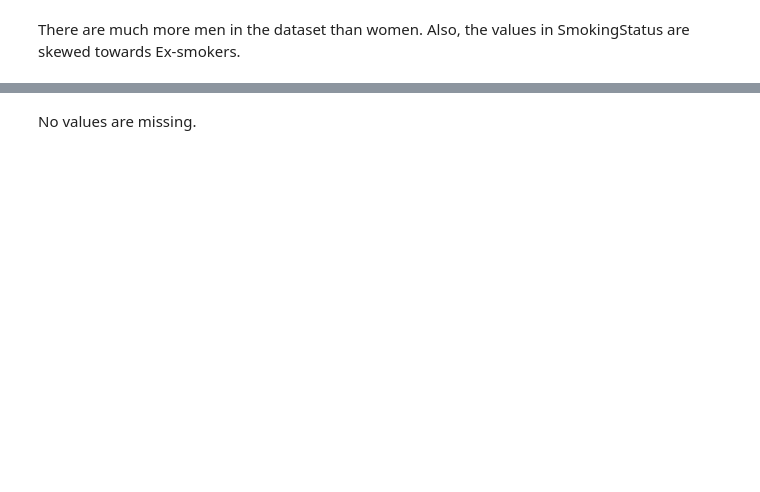
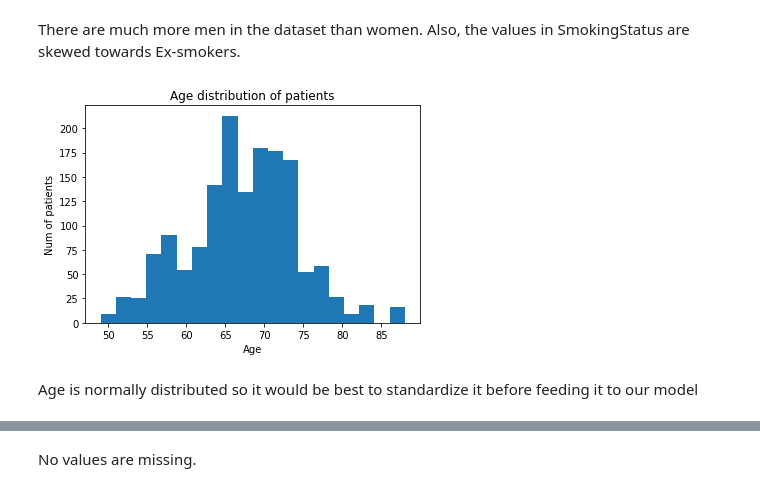
Before and after one commit to ilrd/Kaggle-Pulmonary-Fibrosis, a Jupyter notebook: notebooks/EDA.ipynb, the cells around one changed output, grey strips where cells are left out. Cells and saved outputs as stored; diff of their text form; code cells hidden in the pictures; blank space fills up the shorter version.

```diff
--- a/notebooks/EDA.ipynb
+++ b/notebooks/EDA.ipynb
@@ -20,7 +23,7 @@ print(os.listdir(data_dir))
 ['test', 'train.csv', 'test.csv', 'train', 'sample_submission.csv']
 # %%
 # Read the files
-train_df = pd.read_csv(f'{data_dir}/train.csv')
-test_df = pd.read_csv(f'{data_dir}/test.csv')
+train_csv_path = f'{raw_data_dir}/train.csv'
+train_df = pd.read_csv(train_csv_path)
 # %%
 # General info about the data
@@ -59,12 +57,0 @@ Sex and SmokingStatus are categorical objects -> we'll have to encode them into
-# %%
-records = []
-
-for patient in train_df['Patient'].unique():
-    num_of_records = np.sum(train_df['Patient']==patient)
-
-    for _ in range(num_of_records):
-        records.append(num_of_records)
-
-
-
-train_df['Records'] = records
@@ -108,0 +58,22 @@ max     133.000000  6399.000000   153.145378    88.000000    10.000000
+# %%
+def encodeSmokingStatus(patients_df):
+    patients_df = patients_df.copy()
+    smoking_statuses = patients_df['SmokingStatus'].unique()
+    patients_df[smoking_statuses] = 0
+
+    for j, smoking_status in enumerate(patients_df['SmokingStatus']):
+        patients_df.loc[j, smoking_status] = 1
+    return patients_df
+
+
+train_df = encodeSmokingStatus(train_df)
+# %%
+def encodeSex(patients_df):
+    patients_df = patients_df.copy()
+    f_filt = patients_df['Sex'] == 'Female'
+    m_filt = patients_df['Sex'] == 'Male'
+    patients_df.loc[f_filt, 'Sex_n'] = 0
+    patients_df.loc[m_filt, 'Sex_n'] = 1
+    return patients_df
+
+train_df = encodeSex(train_df)
@@ -109,4 +101,14 @@ max     133.000000  6399.000000   153.145378    88.000000    10.000000
 # %% [markdown]
 There are much more men in the dataset than women.
 Also, the values in SmokingStatus are skewed towards Ex-smokers.
+# %%
+plt.title("Age distribution of patients")
+plt.xlabel("Age")
+plt.ylabel("Num of patients")
+plt.hist(train_df.Age, bins=20)
+plt.show()
+# %% [output]
+[figure, added]
+# %% [markdown]
+Age is normally distributed so it would be best to standardize it before feeding it to our model
 # %%
```
Also changed, not shown: parts of 31 cells of this notebook, 7 other files.
